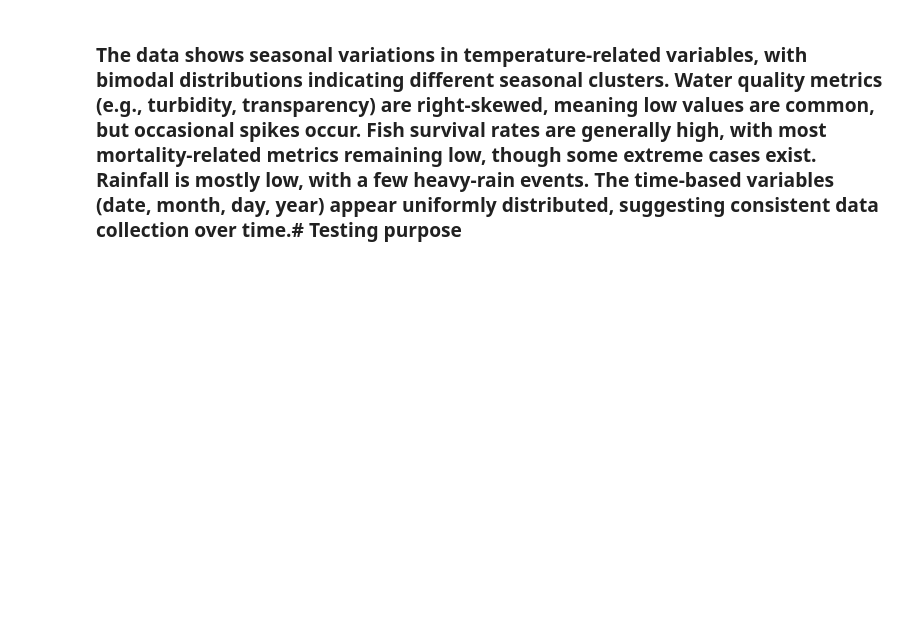
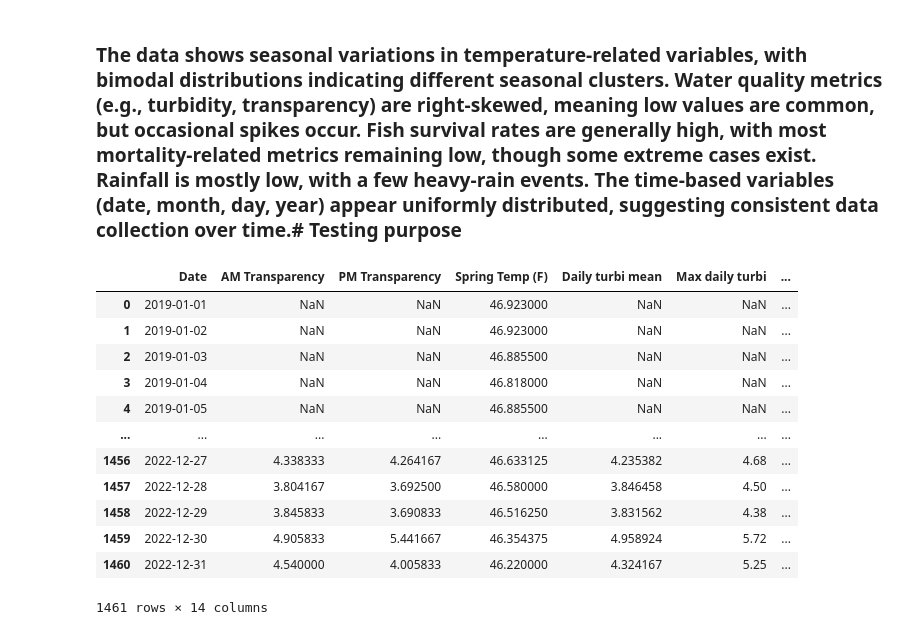
Before and after one commit to warrmu01/Pi515-AI, a Jupyter notebook: src/EDA.ipynb, the cells around one changed output. Drawn from its saved outputs; the diff is of its cells as text; code cells hidden in the pictures; blank space fills up the shorter version.

Commit message:
Some more work done for EDA

```diff
--- a/src/EDA.ipynb
+++ b/src/EDA.ipynb
@@ -151,0 +156,39 @@ plt.show()
+# %%
+# Convert Date column to datetime format (if not already done)
+df["Date"] = pd.to_datetime(df["Date"])
+
+# Define aggregation rules
+agg_rules = {
+    "AM Transparency": "mean",
+    "PM Transparency": "mean",
+    "Spring Temp (F)": "mean",
+    "Daily turbi mean": "mean",
+    "Max daily turbi": "mean",
+    "Max air temp": "mean",
+    "Min air temp": "mean",
+    "Dec Rain": "sum",
+    "Calmar Rain": "sum",
+    "# fish": "sum",
+    "Morts": "sum",
+    "Fish Alive": "sum",
+    "Fish survival rate": "mean"  # Avg survival rate per day
+}
+
+# Group data by Date and apply aggregation
+df_grouped = df.groupby("Date").agg(agg_rules).reset_index()
+
+df_grouped
+# %% [output]
+|  | Date | AM Transparency | PM Transparency | Spring Temp (F) | Daily turbi mean | Max daily turbi | ... |
+| 0 | 2019-01-01 | NaN | NaN | 46.923000 | NaN | NaN | ... |
+| 1 | 2019-01-02 | NaN | NaN | 46.923000 | NaN | NaN | ... |
+| 2 | 2019-01-03 | NaN | NaN | 46.885500 | NaN | NaN | ... |
+| 3 | 2019-01-04 | NaN | NaN | 46.818000 | NaN | NaN | ... |
+| 4 | 2019-01-05 | NaN | NaN | 46.885500 | NaN | NaN | ... |
+| ... | ... | ... | ... | ... | ... | ... | ... |
+| 1456 | 2022-12-27 | 4.338333 | 4.264167 | 46.633125 | 4.235382 | 4.68 | ... |
+| 1457 | 2022-12-28 | 3.804167 | 3.692500 | 46.580000 | 3.846458 | 4.50 | ... |
+| 1458 | 2022-12-29 | 3.845833 | 3.690833 | 46.516250 | 3.831562 | 4.38 | ... |
+| 1459 | 2022-12-30 | 4.905833 | 5.441667 | 46.354375 | 4.958924 | 5.72 | ... |
+| 1460 | 2022-12-31 | 4.540000 | 4.005833 | 46.220000 | 4.324167 | 5.25 | ... |
+1461 rows × 14 columns
```
Also changed, not shown: parts of 8 cells of this notebook.
